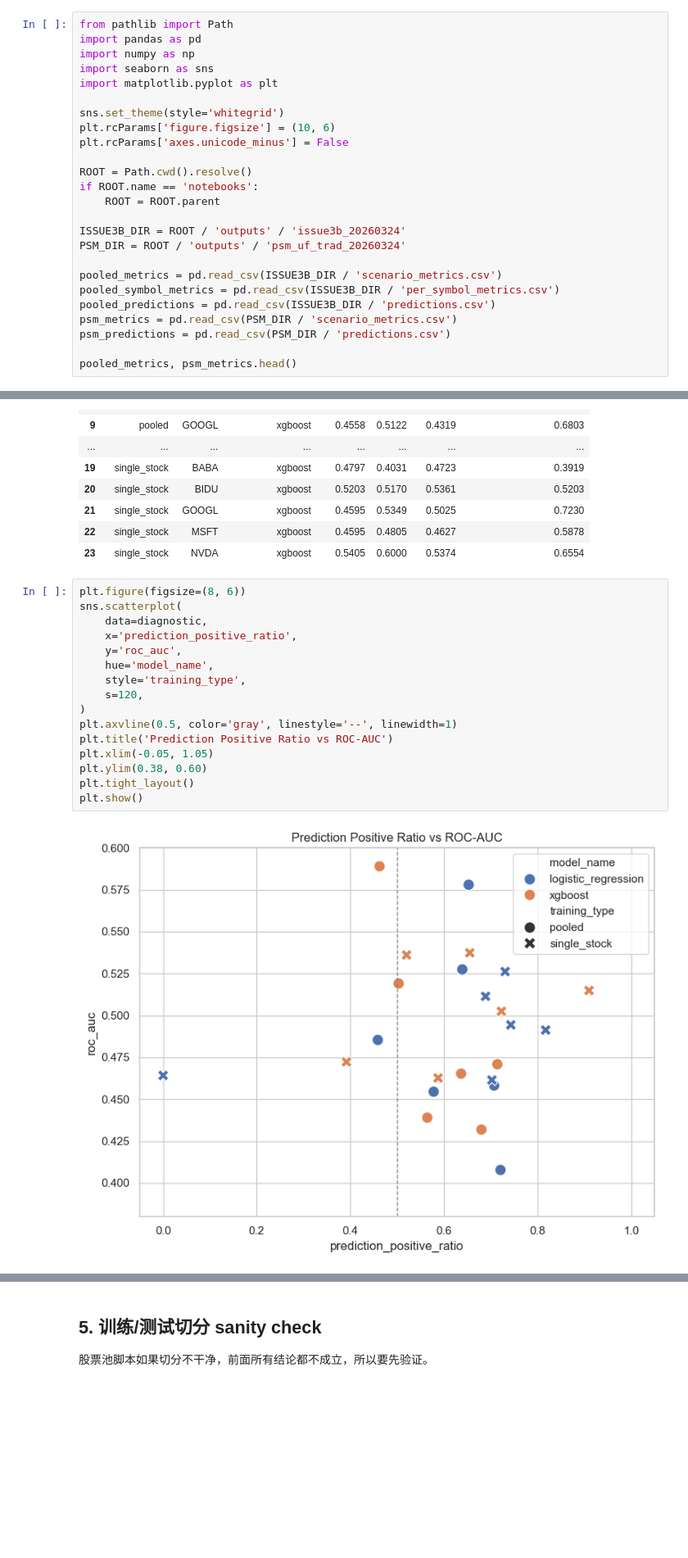
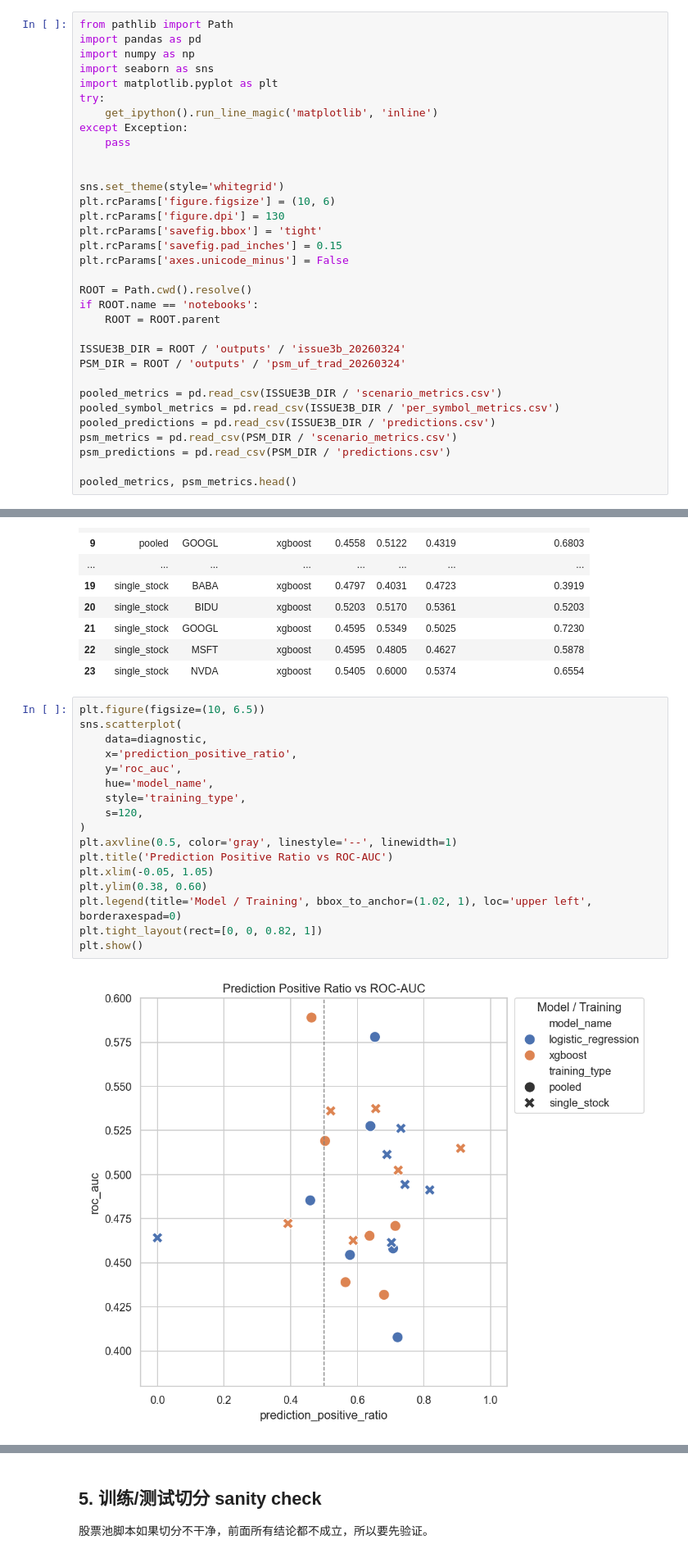
Before and after one commit to LingU-2025-ML4Business-GradientOverflow/HighBuyLowSell, a Jupyter notebook: notebooks/issue3b_pooled_analysis.ipynb, the cells around one changed output, grey strips where cells are left out. Shown at 82% size. Saved outputs shown, nothing was run; the diff lists cells and outputs as text; blank space fills up the shorter version.

Commit message:
fix(notebooks): render plots inline and prevent clipping

```diff
--- a/notebooks/issue3b_pooled_analysis.ipynb
+++ b/notebooks/issue3b_pooled_analysis.ipynb
@@ -22,9 +22,17 @@ import pandas as pd
 import numpy as np
 import seaborn as sns
 import matplotlib.pyplot as plt
+try:
+    get_ipython().run_line_magic('matplotlib', 'inline')
+except Exception:
+    pass
+
 
 sns.set_theme(style='whitegrid')
 plt.rcParams['figure.figsize'] = (10, 6)
+plt.rcParams['figure.dpi'] = 130
+plt.rcParams['savefig.bbox'] = 'tight'
+plt.rcParams['savefig.pad_inches'] = 0.15
 plt.rcParams['axes.unicode_minus'] = False
 
 ROOT = Path.cwd().resolve()
@@ -207,23 +215,24 @@ diagnostic[['training_type', 'symbol', 'model_name', 'accuracy', 'f1', 'roc_auc'
 | 22 | single_stock | MSFT | xgboost | 0.4595 | 0.4805 | 0.4627 | 0.5878 |
 | 23 | single_stock | NVDA | xgboost | 0.5405 | 0.6000 | 0.5374 | 0.6554 |
 # %%
-plt.figure(figsize=(8, 6))
+plt.figure(figsize=(10, 6.5))
 sns.scatterplot(
     data=diagnostic,
     x='prediction_positive_ratio',
     y='roc_auc',
     hue='model_name',
     style='training_type',
     s=120,
 )
 plt.axvline(0.5, color='gray', linestyle='--', linewidth=1)
 plt.title('Prediction Positive Ratio vs ROC-AUC')
 plt.xlim(-0.05, 1.05)
 plt.ylim(0.38, 0.60)
-plt.tight_layout()
+plt.legend(title='Model / Training', bbox_to_anchor=(1.02, 1), loc='upper left', borderaxespad=0)
+plt.tight_layout(rect=[0, 0, 0.82, 1])
 plt.show()
 # %% [output]
-[figure, old version]
+[figure, new version]
 # %% [markdown]
 ### 结论
 - 不少模型的 `prediction_positive_ratio` 明显高于 `0.5`，说明模型存在“偏向预测上涨”的倾向。
```
Also changed, not shown: parts of 1 cell of this notebook.
